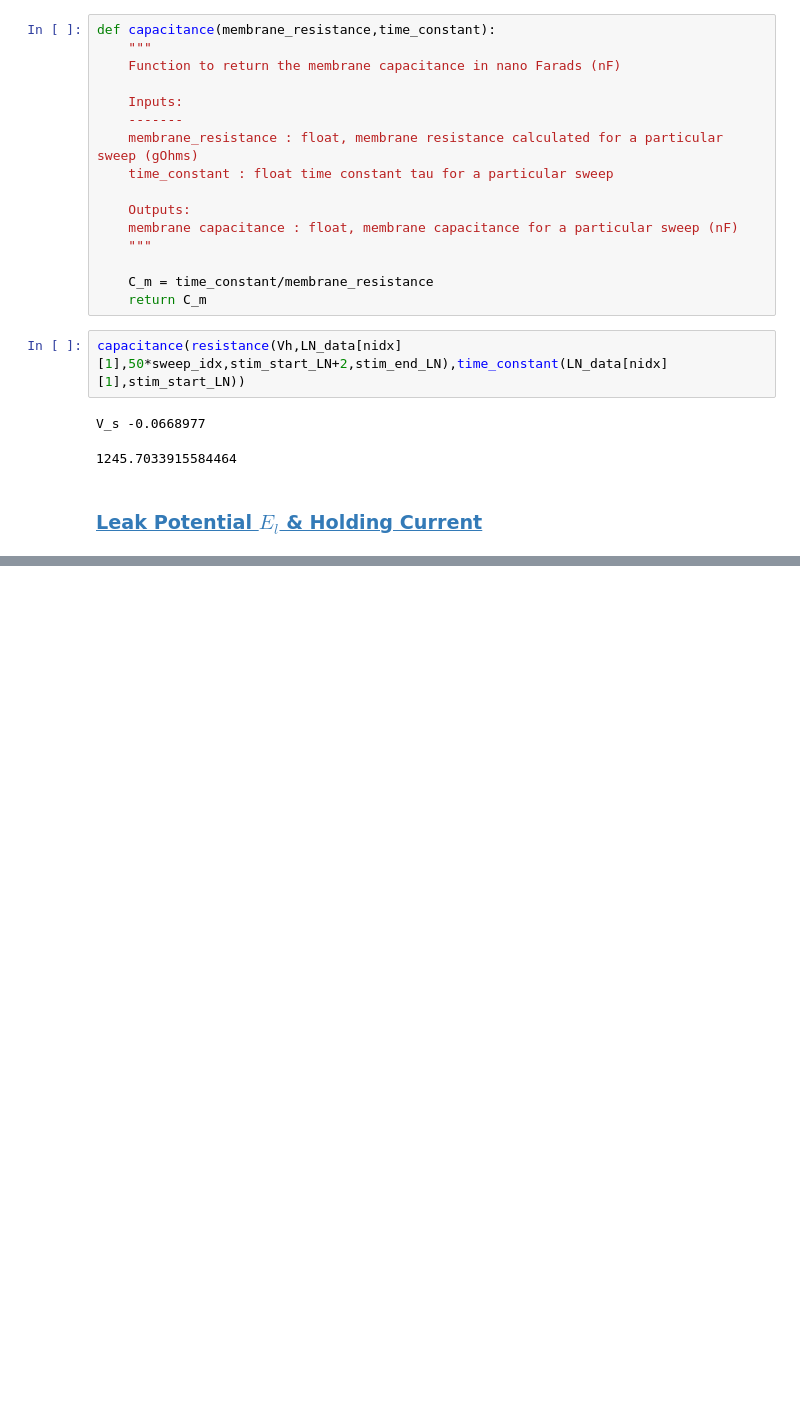
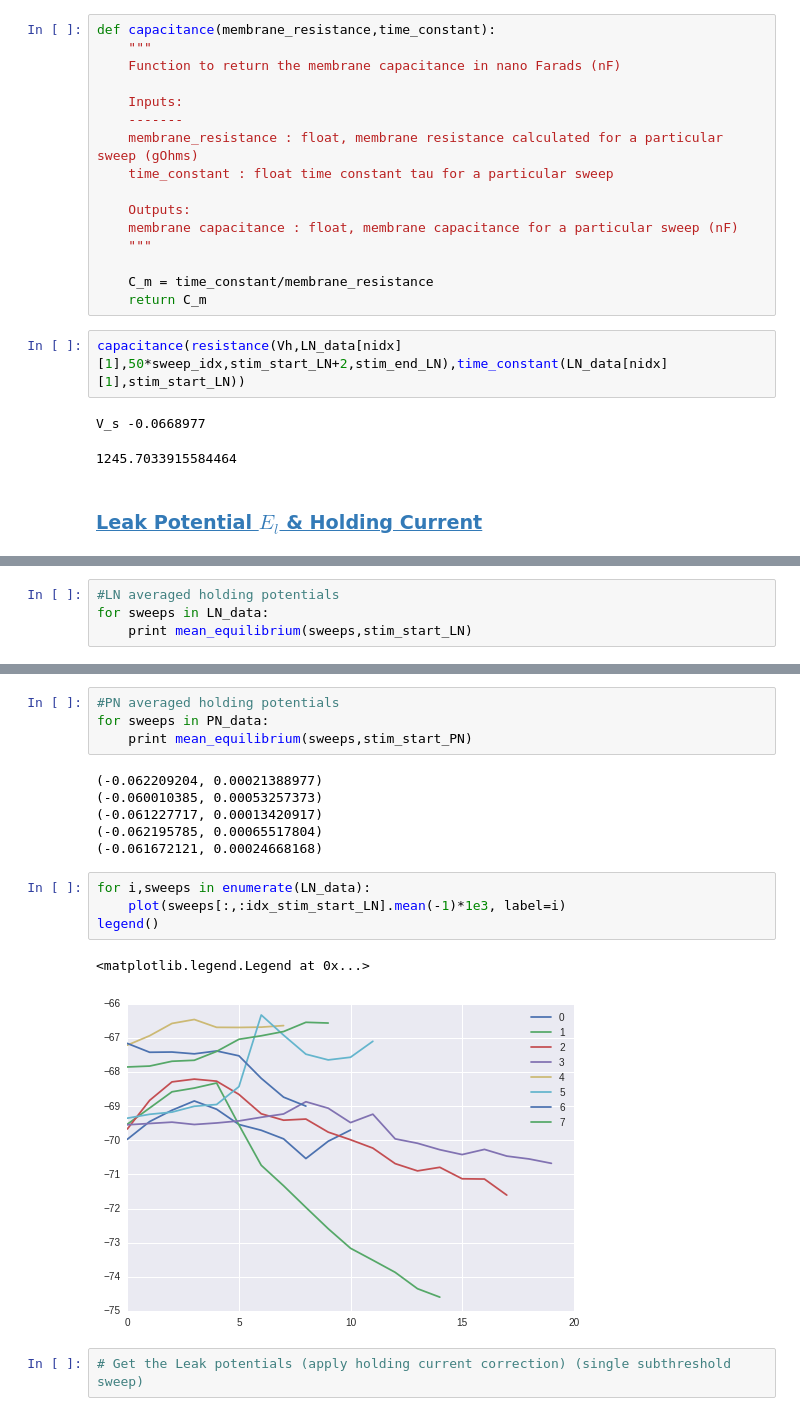
Before and after one commit to RinaldoB/Int_and_Fire, a Jupyter notebook: Integrate_and_Fire_1.1.ipynb, the cells around one changed output, grey strips where cells are left out. Cells and saved outputs as stored; diff of their text form; blank space fills up the shorter version.

```diff
--- a/Integrate_and_Fire_1.1.ipynb
+++ b/Integrate_and_Fire_1.1.ipynb
@@ -564,0 +547,4 @@ def equilibrium_corrected(recording):
+# %%
+#LN averaged holding potentials
+for sweeps in LN_data:
+    print mean_equilibrium(sweeps,stim_start_LN)
@@ -564,0 +560,19 @@ def equilibrium_corrected(recording):
+# %%
+#PN averaged holding potentials
+for sweeps in PN_data:
+    print mean_equilibrium(sweeps,stim_start_PN)
+# %% [output]
+(-0.062209204, 0.00021388977)
+(-0.060010385, 0.00053257373)
+(-0.061227717, 0.00013420917)
+(-0.062195785, 0.00065517804)
+(-0.061672121, 0.00024668168)
+# %%
+for i,sweeps in enumerate(LN_data):
+    plot(sweeps[:,:idx_stim_start_LN].mean(-1)*1e3, label=i)
+legend()
+# %% [output]
+<matplotlib.legend.Legend at 0x...>
+[figure, added]
+# %%
+# Get the Leak potentials (apply holding current correction) (single subthreshold sweep)
```
Also changed, not shown: parts of 11 cells of this notebook.
